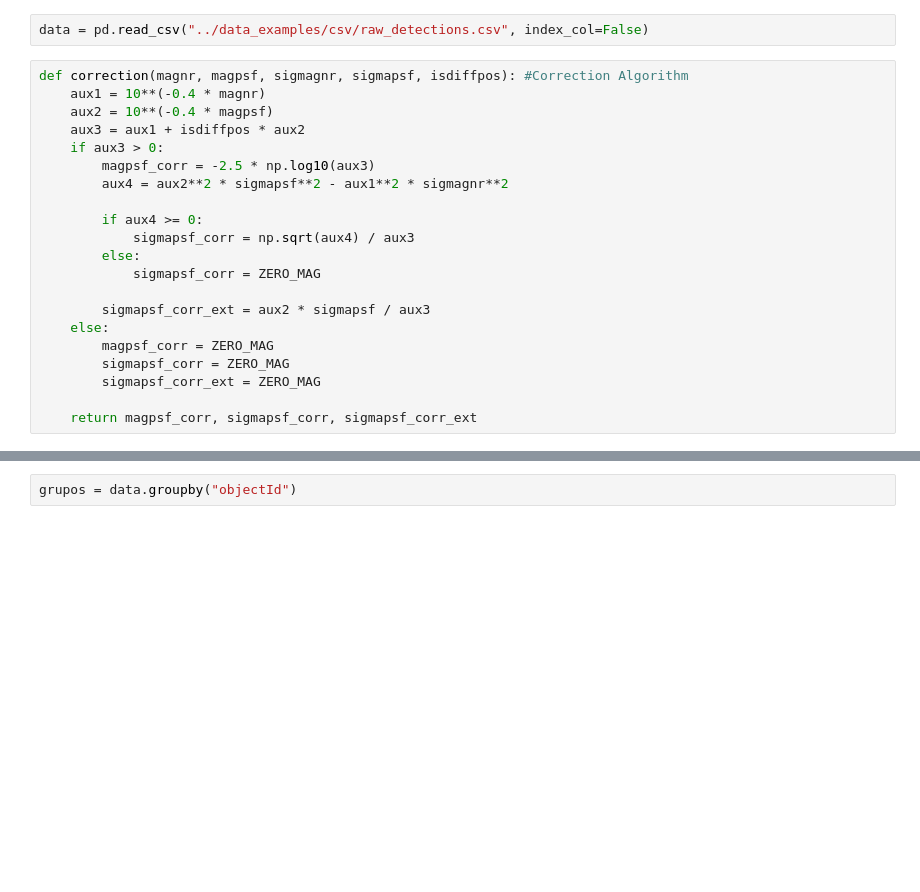
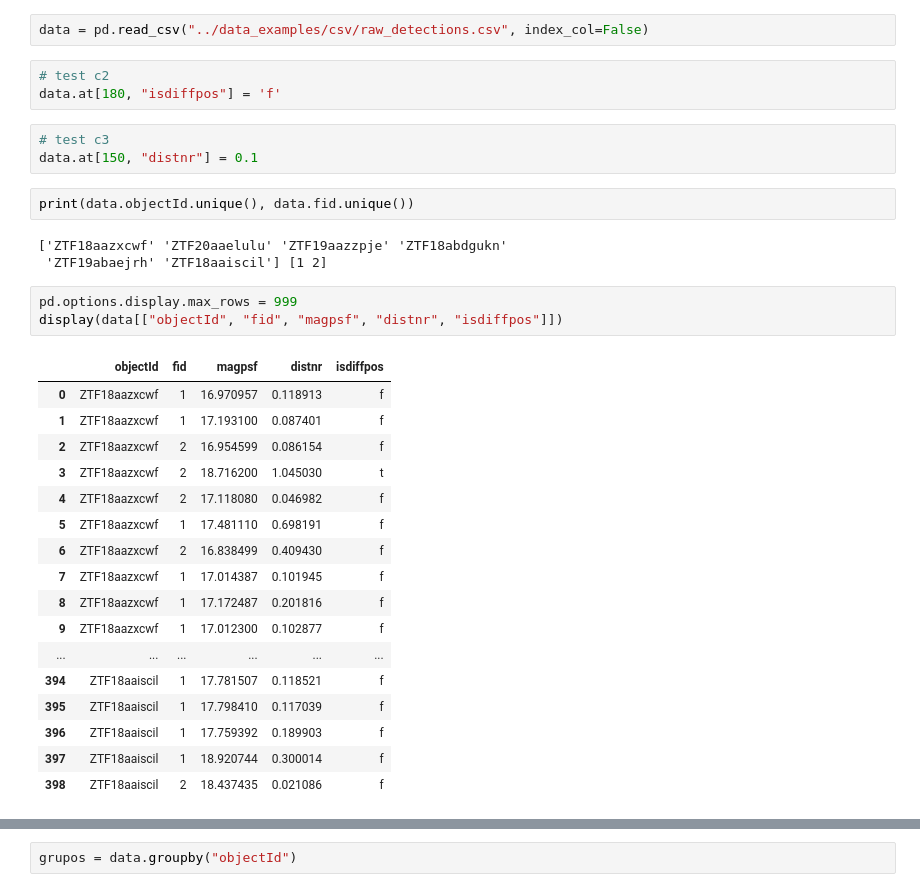
Before and after one commit to alercebroker/lc_correction, a Jupyter notebook: notebooks/apply_correction_to_df.ipynb, the cells around one changed output, grey strips where cells are left out. Drawn from its saved outputs; the diff is of its cells as text; blank space fills up the shorter version.

```diff
--- a/notebooks/apply_correction_to_df.ipynb
+++ b/notebooks/apply_correction_to_df.ipynb
@@ -8,25 +11,36 @@ from correction.compute import *
 # %%
 data = pd.read_csv("../data_examples/csv/raw_detections.csv", index_col=False)
-# %%
-def correction(magnr, magpsf, sigmagnr, sigmapsf, isdiffpos): #Correction Algorithm
-    aux1 = 10**(-0.4 * magnr)
-    aux2 = 10**(-0.4 * magpsf)
-    aux3 = aux1 + isdiffpos * aux2
-    if aux3 > 0:
-        magpsf_corr = -2.5 * np.log10(aux3)
-        aux4 = aux2**2 * sigmapsf**2 - aux1**2 * sigmagnr**2
-
-        if aux4 >= 0:
-            sigmapsf_corr = np.sqrt(aux4) / aux3
-        else:
-            sigmapsf_corr = ZERO_MAG
-
-        sigmapsf_corr_ext = aux2 * sigmapsf / aux3
-    else:
-        magpsf_corr = ZERO_MAG
-        sigmapsf_corr = ZERO_MAG
-        sigmapsf_corr_ext = ZERO_MAG
-
-    return magpsf_corr, sigmapsf_corr, sigmapsf_corr_ext
+# %%
+# test c2
+data.at[180, "isdiffpos"] = 'f'
+# %%
+# test c3
+data.at[150, "distnr"] = 0.1
+# %%
+print(data.objectId.unique(), data.fid.unique())
+# %% [output]
+['ZTF18aazxcwf' 'ZTF20aaelulu' 'ZTF19aazzpje' 'ZTF18abdgukn'
+ 'ZTF19abaejrh' 'ZTF18aaiscil'] [1 2]
+# %%
+pd.options.display.max_rows = 999
+display(data[["objectId", "fid", "magpsf", "distnr", "isdiffpos"]])
+# %% [output]
+|  | objectId | fid | magpsf | distnr | isdiffpos |
+| 0 | ZTF18aazxcwf | 1 | 16.970957 | 0.118913 | f |
+| 1 | ZTF18aazxcwf | 1 | 17.193100 | 0.087401 | f |
+| 2 | ZTF18aazxcwf | 2 | 16.954599 | 0.086154 | f |
+| 3 | ZTF18aazxcwf | 2 | 18.716200 | 1.045030 | t |
+| 4 | ZTF18aazxcwf | 2 | 17.118080 | 0.046982 | f |
+| 5 | ZTF18aazxcwf | 1 | 17.481110 | 0.698191 | f |
+| 6 | ZTF18aazxcwf | 2 | 16.838499 | 0.409430 | f |
+| 7 | ZTF18aazxcwf | 1 | 17.014387 | 0.101945 | f |
+| 8 | ZTF18aazxcwf | 1 | 17.172487 | 0.201816 | f |
+| 9 | ZTF18aazxcwf | 1 | 17.012300 | 0.102877 | f |
+| ... | ... | ... | ... | ... | ... |
+| 394 | ZTF18aaiscil | 1 | 17.781507 | 0.118521 | f |
+| 395 | ZTF18aaiscil | 1 | 17.798410 | 0.117039 | f |
+| 396 | ZTF18aaiscil | 1 | 17.759392 | 0.189903 | f |
+| 397 | ZTF18aaiscil | 1 | 18.920744 | 0.300014 | f |
+| 398 | ZTF18aaiscil | 2 | 18.437435 | 0.021086 | f |
 # %%
 def apply_correction_df(data):
```
Also changed, not shown: parts of 6 cells of this notebook.
